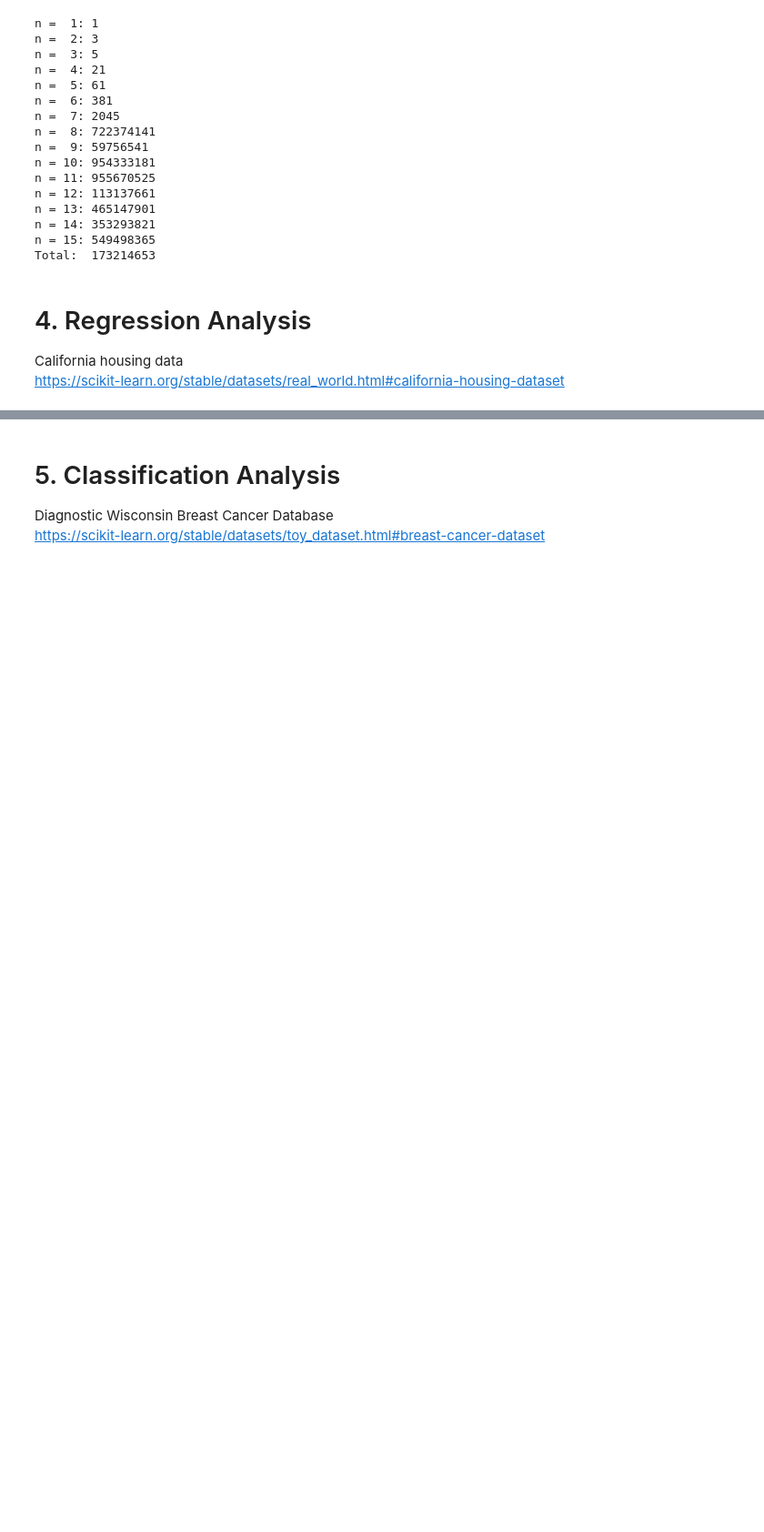
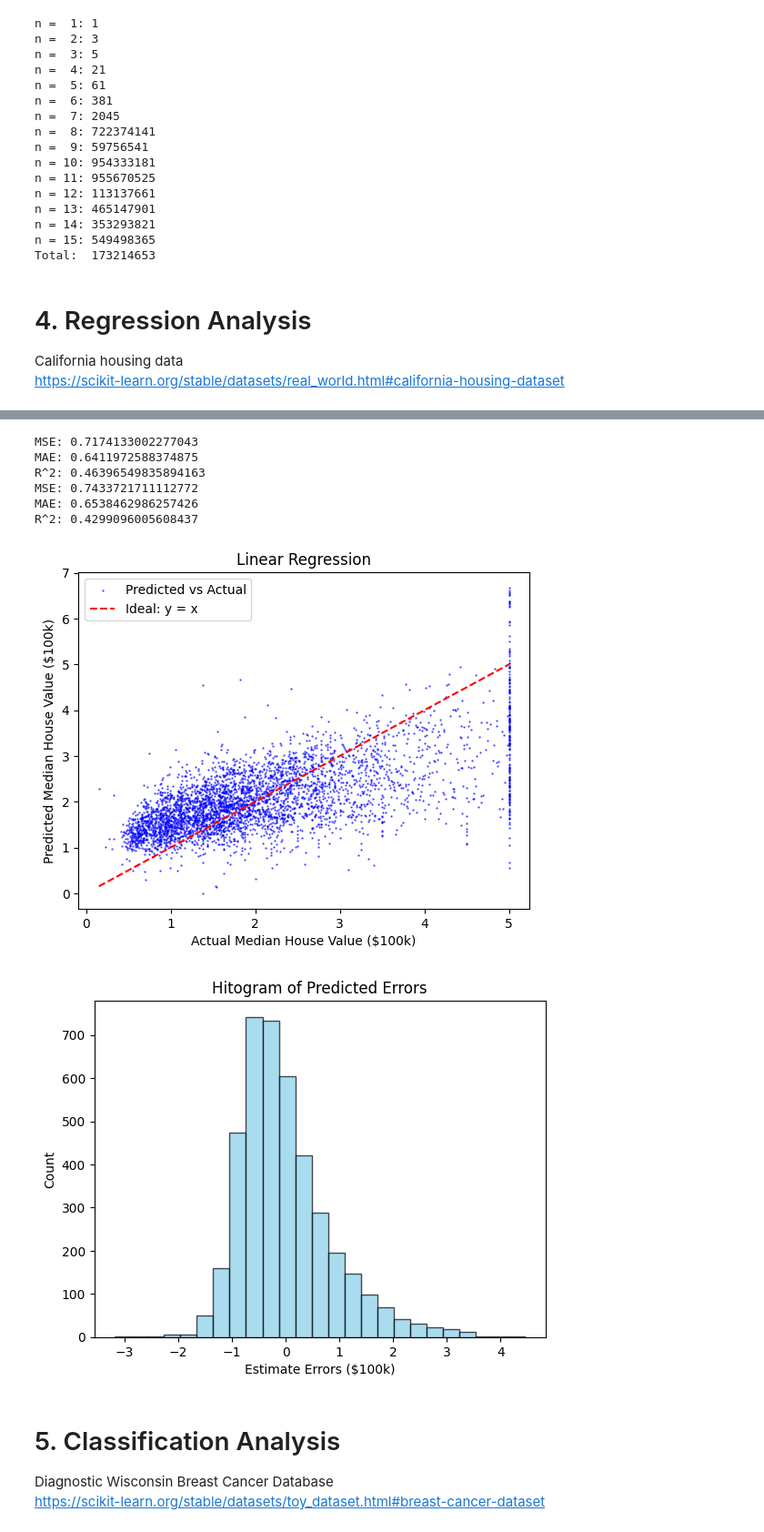
Before and after one commit to yutinghuang0413/MDSProject1, a Jupyter notebook: project1.ipynb, the cells around one changed output, grey strips where cells are left out. Shown at 91% size. Drawn from its saved outputs; the diff is of its cells as text; code cells hidden in the pictures; blank space fills up the shorter version.

```diff
--- a/project1.ipynb
+++ b/project1.ipynb
@@ -81,3 +378,77 @@ Index(['MedInc', 'HouseAge', 'AveRooms', 'AveBedrms', 'Population', 'AveOccup',
+# %%
+# PCA
+
+pipeline = Pipeline([
+    ("scaler", StandardScaler()),
+    ("pca", PCA(n_components=5)),
+    ("lr", LinearRegression())
+])
+
+pipeline.fit(X_train, y_train)
+
+
+y_pred_train = pipeline.predict(X_train)
+y_pred = pipeline.predict(X_test)
+#Ein
+
+# MSE
+mse = mean_squared_error(y_train, y_pred_train)
+print("MSE:", mse)
+
+# MAE
+mae = mean_absolute_error(y_train, y_pred_train)
+print("MAE:", mae)
+
+# R^2
+r2 = r2_score(y_train, y_pred_train)
+print("R^2:", r2)
+
+
+#Eout
+
+# MSE
+mse = mean_squared_error(y_test, y_pred)
+print("MSE:", mse)
+
+# MAE
+mae = mean_absolute_error(y_test, y_pred)
+print("MAE:", mae)
+
+# R^2
+r2 = r2_score(y_test, y_pred)
+print("R^2:", r2)
+
+# 畫 scatter plot
+plt.scatter(y_test, y_pred, s=0.5, color="blue", alpha=0.6, label="Predicted vs Actual")
+
+# 畫對角線 (理想情況)
+plt.plot([y_test.min(), y_test.max()],
+         [y_test.min(), y_test.max()],
+         color="red", linestyle="--", label="Ideal: y = x")
+
+plt.xlabel("Actual Median House Value ($100k)")
+plt.ylabel("Predicted Median House Value ($100k)")
+plt.title("Linear Regression")
+plt.legend()
+plt.show()
+
+# Histogram
+residuals = y_test - y_pred
+
+plt.hist(residuals, bins=25, color="skyblue", edgecolor="black", alpha=0.7)
+plt.xlabel("Estimate Errors ($100k)")
+plt.ylabel("Count")
+plt.title("Hitogram of Predicted Errors")
+plt.show()
+# %% [output]
+MSE: 0.7174133002277043
+MAE: 0.6411972588374875
+R^2: 0.46396549835894163
+MSE: 0.7433721711112772
+MAE: 0.6538462986257426
+R^2: 0.4299096005608437
+[figure, added]
+[figure, added]
 # %% [markdown]
 # 5. Classification Analysis
 Diagnostic Wisconsin Breast Cancer Database
```
Also changed, not shown: parts of 9 cells of this notebook.
